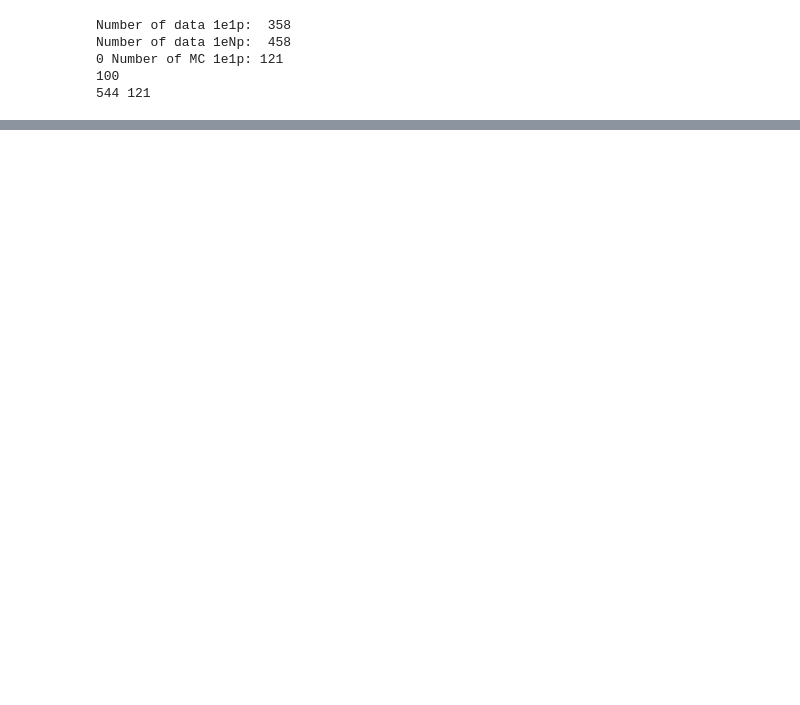
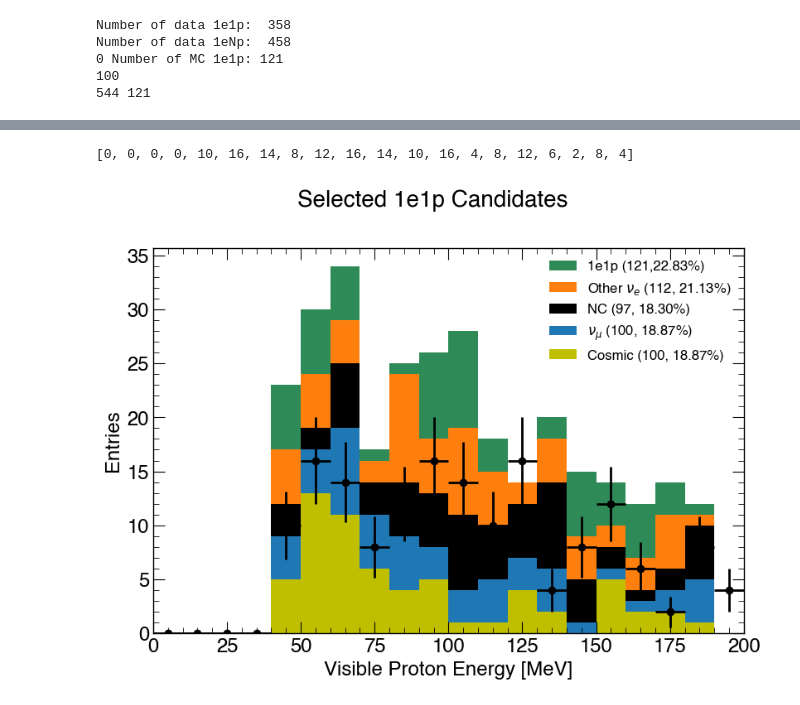
Before and after one commit to dacarber/nue_ml_selection, a Jupyter notebook: plotting/Kinematics.ipynb, the cells around one changed output, grey strips where cells are left out. Drawn from its saved outputs; the diff is of its cells as text; code cells hidden in the pictures; blank space fills up the shorter version.

```diff
--- a/plotting/Kinematics.ipynb
+++ b/plotting/Kinematics.ipynb
@@ -440,0 +545,54 @@ plt.savefig('/Users/danielcarber/Documents/ICARUS/NuMI_Nue/1e1p/plots/1e1p_energ
+# %%
+#weight_1 = 2.373
+#weight_2 =14.1
+weight_1 = 1#.25
+weight_2 =1#.25
+#Cosmics
+selected_total = len(signal_1e1p)*weight_1 + len(signal_other_nue)*weight_1+len(signal_nc)*weight_2+len(signal_cosmic)*weight_2+len(signal_numu)*weight_2
+
+
+#No Cosmics
+#selected_total = len(signal_1e1p)*weight_1 + len(signal_other_nue)*weight_1+len(signal_nc)*weight_2+len(signal_numu)*weight_2
+
+plt.style.use('/Users/danielcarber/Documents/ICARUS/NuMI_Nue/1e1p/nue_ml_selection/plotting/plot_style.mplstyle')
+bin_list,bin_centers,bin_weights =[],[],[]
+bin_num = 20
+bin_width = 200/bin_num
+counts = [0]*bin_num
+for i in range(bin_num):
+    bin_list.append(i*bin_width)
+    bin_centers.append((i)*bin_width+(bin_width/2))
+    for e in data_1e1p:
+
+        if (float(e) >= i*bin_width and float(e)<(i+1)*bin_width):
+            counts[i] +=1
+figure ,ax= plt.subplots(1,1,figsize=(8,6),constrained_layout=True)#gridspec_kw={'height_ratios': [5, 1]}
+
+#Cosmics
+ax.hist([signal_cosmic,signal_numu,signal_nc,signal_other_nue,signal_1e1p,] ,weights = [[weight_2]*len(signal_cosmic),[weight_2]*len(signal_numu),[weight_2]*len(signal_nc),[weight_1]*len(signal_other_nue),[weight_1]*len(signal_1e1p),],stacked = True,bins=bin_list,color = ['y','#1f77b4','k','#ff7f0e','seagreen'],
+        label = [f'Cosmic ({int(len(signal_cosmic)*weight_2)}, {len(signal_cosmic)*weight_2/selected_total*100:.2f}%)',f'$\u03BD_\u03BC$ ({int(len(signal_numu)*weight_2)}, {len(signal_numu)*weight_2/selected_total*100:.2f}%)',f'NC ({int(len(signal_nc)*weight_2)}, {len(signal_nc)*weight_2/selected_total*100:.2f}%)', f'Other $\u03BD_e$ ({int(len(signal_other_nue)*weight_1)}, {len(signal_other_nue)*weight_1/selected_total*100:.2f}%)',f'1e1p ({int(len(signal_1e1p)*weight_1)},{len(signal_1e1p)*weight_1/selected_total*100:.2f}%)'])#,weights= [weight_1]*len(signal_1e1p)
+#No cosmics
+#ax.hist([signal_numu,signal_nc,signal_other_nue,signal_1e1p,] ,weights = [[weight_2]*len(signal_numu),[weight_2]*len(signal_nc),[weight_1]*len(signal_other_nue),[weight_1]*len(signal_1e1p),],stacked = True,bins=bin_list,color = ['#1f77b4','k','#ff7f0e','seagreen'],
+#        label = [f'$\u03BD_\u03BC$ ({int(len(signal_numu)*weight_2)}, {len(signal_numu)*weight_2/selected_total*100:.2f}%)',f'NC ({int(len(signal_nc)*weight_2)}, {len(signal_nc)*weight_2/selected_total*100:.2f}%)', f'Other $\u03BD_e$ ({int(len(signal_other_nue)*weight_1)}, {len(signal_other_nue)*weight_1/selected_total*100:.2f}%)',f'1e1p ({int(len(signal_1e1p)*weight_1)},{len(signal_1e1p)*weight_1/selected_total*100:.2f}%)'])#,weights= [weight_1]*len(signal_1e1p)
+
+err_y = np.sqrt(counts)
+print(counts)
+ax.errorbar(bin_centers,counts,yerr=err_y,xerr=bin_width/2,fmt='o',color='black' ,label = f'data ({int(len(data_1e1p))})')
+handles, labels = plt.gca().get_legend_handles_labels()
+
+# specify order
+order = [4,3, 2, 1, 0]
+
+# pass handle & labels lists along with order as below
+ax.legend([handles[i] for i in order], [labels[i] for i in order])
+
+ax.set_xlim([0,200])
+figure.suptitle('Selected 1e1p Candidates')
+ax.set_title(' ',fontdict ={'fontsize': 3})
+ax.set_xlabel('Visible Proton Energy [MeV]')
+ax.set_ylabel('Entries')
+
+plt.savefig('/Users/danielcarber/Documents/ICARUS/NuMI_Nue/1e1p/plots/1e1p_energy.png')
+# %% [output]
+[0, 0, 0, 0, 10, 16, 14, 8, 12, 16, 14, 10, 16, 4, 8, 12, 6, 2, 8, 4]
+[figure, added]
```
Also changed, not shown: parts of 5 cells of this notebook, 6 other files.
